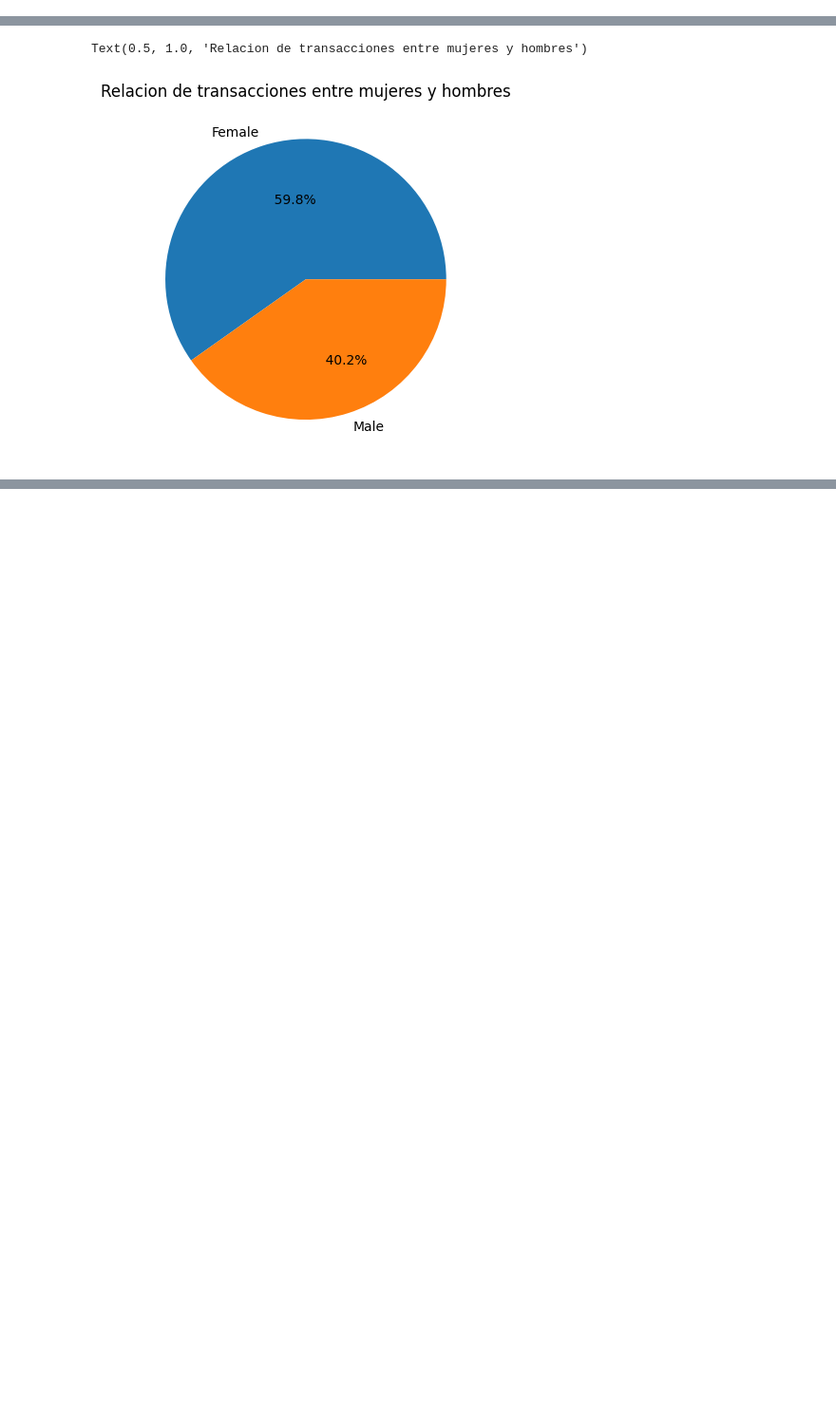
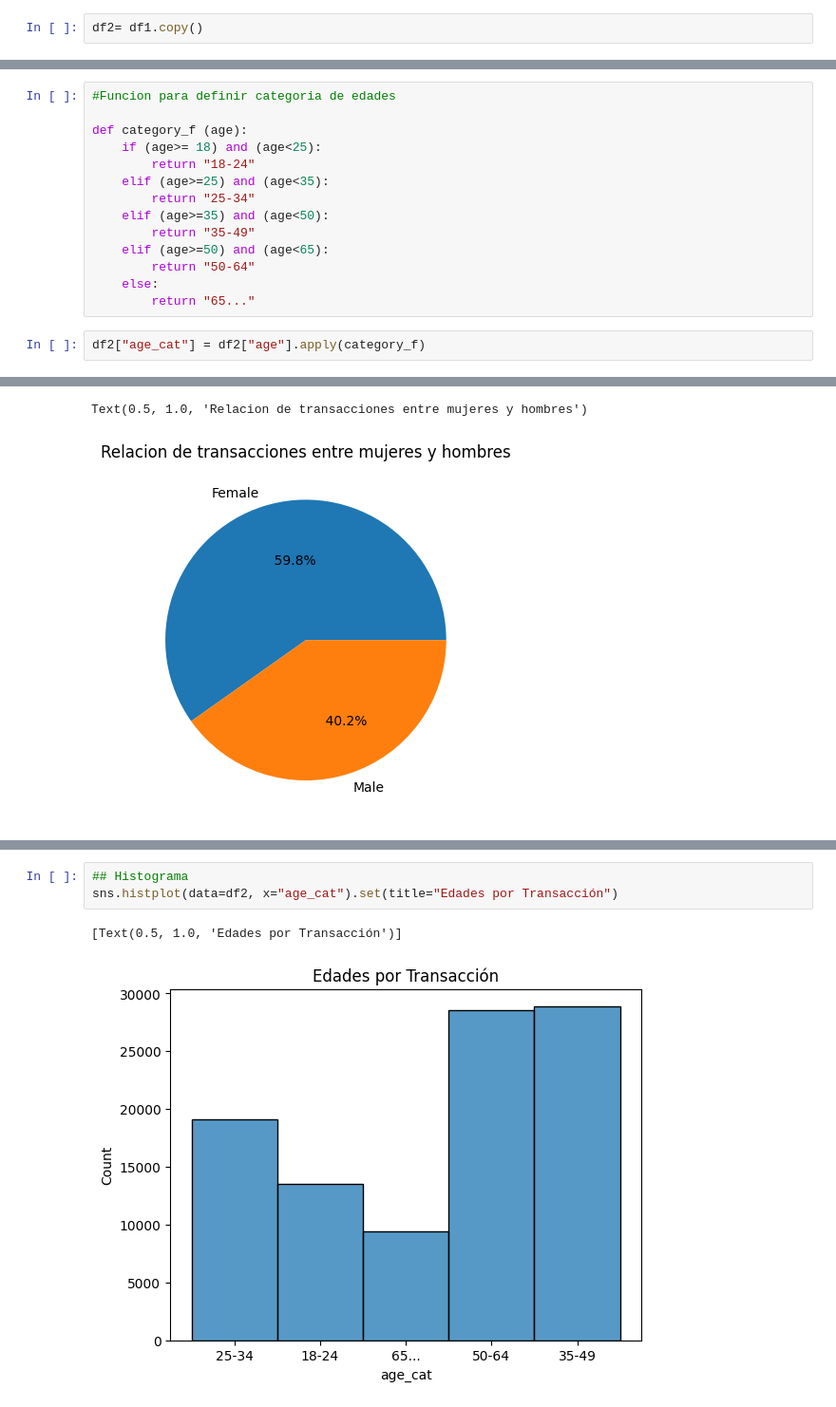
Before and after one commit to CarmenRosillo/retail-analisis, a Jupyter notebook: retail.ipynb, the cells around one changed output, grey strips where cells are left out. Shown: that part at 95% size. Saved outputs shown, nothing was run; the diff lists cells and outputs as text; blank space fills up the shorter version.

```diff
--- a/retail.ipynb
+++ b/retail.ipynb
@@ -117,3 +115,5 @@ df1.head(3)
 | 0 | I138884 | C241288 | Female | 28 | Clothing | 5 | 1500.40 | Credit Card | 2022-08-05 | ... |
 | 1 | I317333 | C111565 | Male | 21 | Shoes | 3 | 1800.51 | Debit Card | 2021-12-12 | ... |
 | 2 | I127801 | C266599 | Male | 20 | Clothing | 1 | 300.08 | Cash | 2021-11-09 | ... |
+# %%
+df2= df1.copy()
@@ -119,0 +127,16 @@ df1.head(3)
+# %%
+#Funcion para definir categoria de edades
+
+def category_f (age):
+    if (age>= 18) and (age<25):
+        return "18-24"
+    elif (age>=25) and (age<35):
+        return "25-34"
+    elif (age>=35) and (age<50):
+        return "35-49"
+    elif (age>=50) and (age<65):
+        return "50-64"
+    else:
+        return "65..."
+# %%
+df2["age_cat"] = df2["age"].apply(category_f)
@@ -146,0 +212,6 @@ Text(0.5, 1.0, 'Relacion de transacciones entre mujeres y hombres')
+# %%
+## Histograma
+sns.histplot(data=df2, x="age_cat").set(title="Edades por Transacción")
+# %% [output]
+[Text(0.5, 1.0, 'Edades por Transacción')]
+[figure, added]
```
Also changed, not shown: parts of 11 cells of this notebook.
